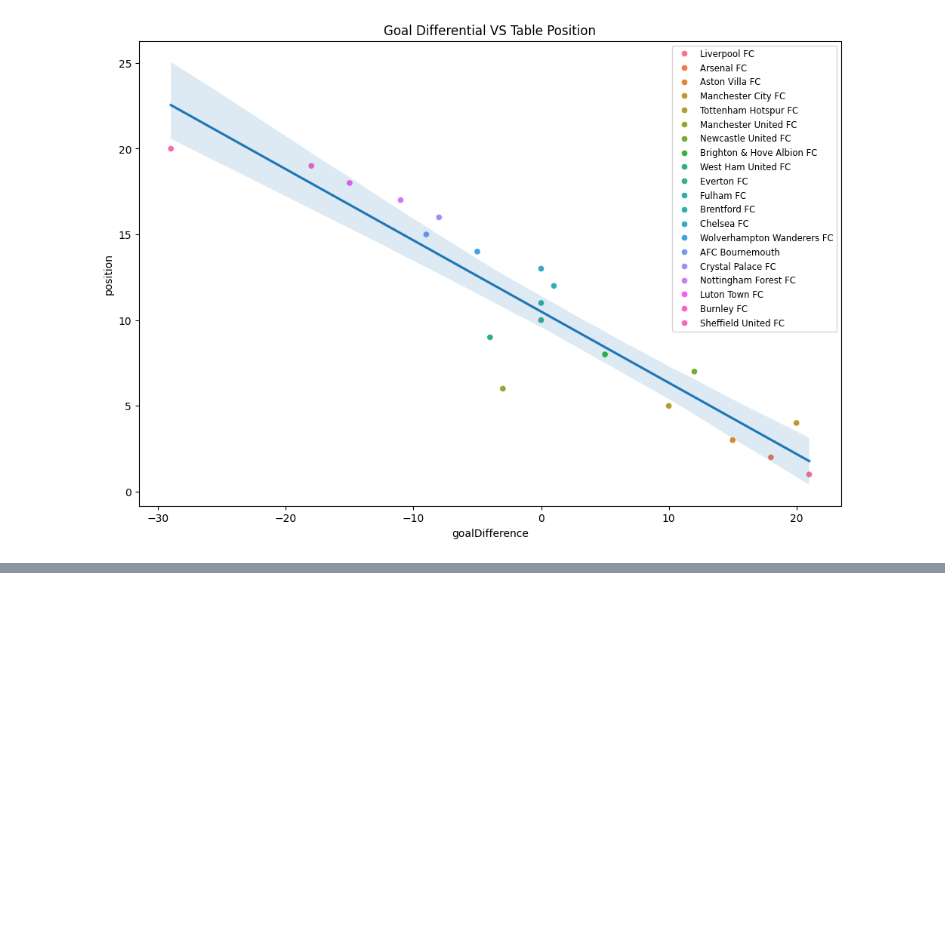
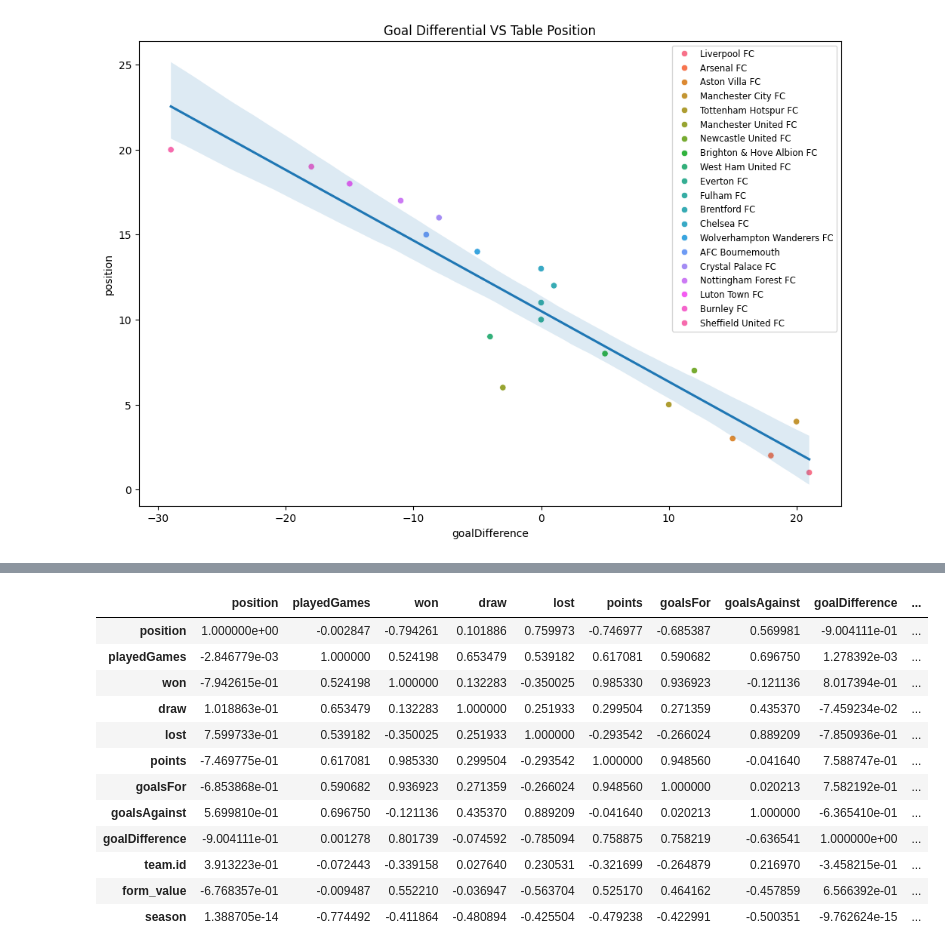
Before and after one commit to myerscody16/Sports_Prediction, a Jupyter notebook: code/data_analysis.ipynb, the cells around one changed output, grey strips where cells are left out. Cells and saved outputs as stored; diff of their text form; code cells hidden in the pictures; blank space fills up the shorter version.

```diff
--- a/code/data_analysis.ipynb
+++ b/code/data_analysis.ipynb
@@ -70,0 +79,17 @@ match_df.head()
+# %%
+corr_matrix = all_year_standings.drop(['team.name'], axis=1).corr()
+corr_matrix
+# %% [output]
+|  | position | playedGames | won | draw | lost | points | goalsFor | goalsAgainst | goalDifference | ... |
+| position | 1.000000e+00 | -0.002847 | -0.794261 | 0.101886 | 0.759973 | -0.746977 | -0.685387 | 0.569981 | -9.004111e-01 | ... |
+| playedGames | -2.846779e-03 | 1.000000 | 0.524198 | 0.653479 | 0.539182 | 0.617081 | 0.590682 | 0.696750 | 1.278392e-03 | ... |
+| won | -7.942615e-01 | 0.524198 | 1.000000 | 0.132283 | -0.350025 | 0.985330 | 0.936923 | -0.121136 | 8.017394e-01 | ... |
+| draw | 1.018863e-01 | 0.653479 | 0.132283 | 1.000000 | 0.251933 | 0.299504 | 0.271359 | 0.435370 | -7.459234e-02 | ... |
+| lost | 7.599733e-01 | 0.539182 | -0.350025 | 0.251933 | 1.000000 | -0.293542 | -0.266024 | 0.889209 | -7.850936e-01 | ... |
+| points | -7.469775e-01 | 0.617081 | 0.985330 | 0.299504 | -0.293542 | 1.000000 | 0.948560 | -0.041640 | 7.588747e-01 | ... |
+| goalsFor | -6.853868e-01 | 0.590682 | 0.936923 | 0.271359 | -0.266024 | 0.948560 | 1.000000 | 0.020213 | 7.582192e-01 | ... |
+| goalsAgainst | 5.699810e-01 | 0.696750 | -0.121136 | 0.435370 | 0.889209 | -0.041640 | 0.020213 | 1.000000 | -6.365410e-01 | ... |
+| goalDifference | -9.004111e-01 | 0.001278 | 0.801739 | -0.074592 | -0.785094 | 0.758875 | 0.758219 | -0.636541 | 1.000000e+00 | ... |
+| team.id | 3.913223e-01 | -0.072443 | -0.339158 | 0.027640 | 0.230531 | -0.321699 | -0.264879 | 0.216970 | -3.458215e-01 | ... |
+| form_value | -6.768357e-01 | -0.009487 | 0.552210 | -0.036947 | -0.563704 | 0.525170 | 0.464162 | -0.457859 | 6.566392e-01 | ... |
+| season | 1.388705e-14 | -0.774492 | -0.411864 | -0.480894 | -0.425504 | -0.479238 | -0.422991 | -0.500351 | -9.762624e-15 | ... |
```
Also changed, not shown: parts of 4 cells of this notebook, 1 other file.
